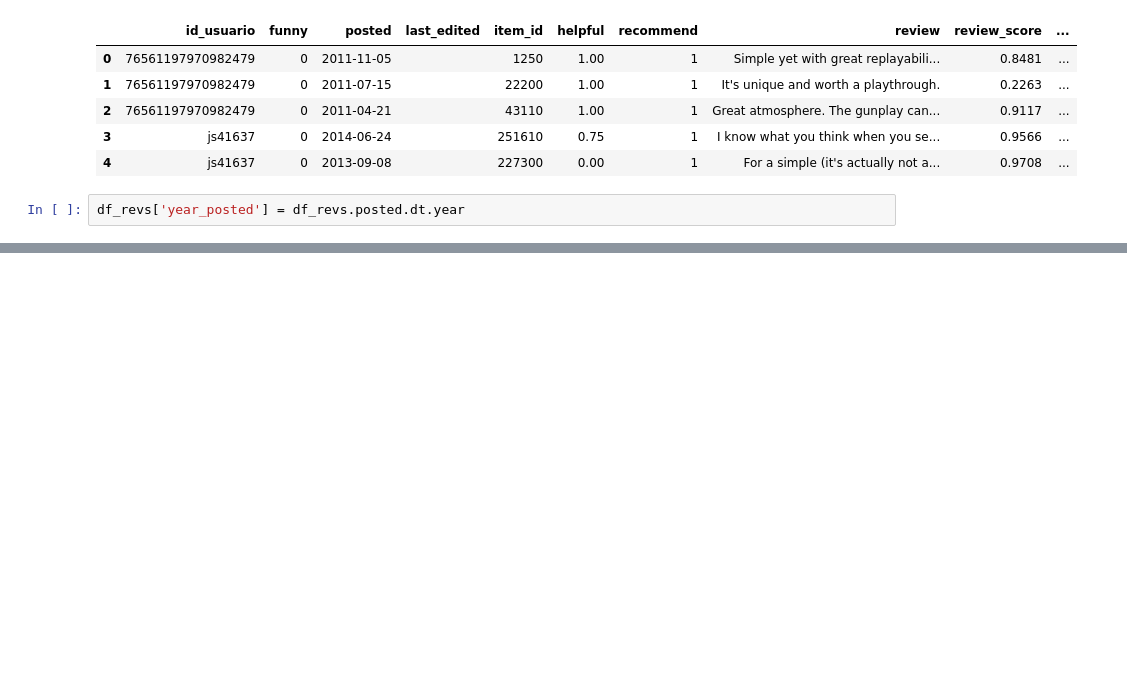
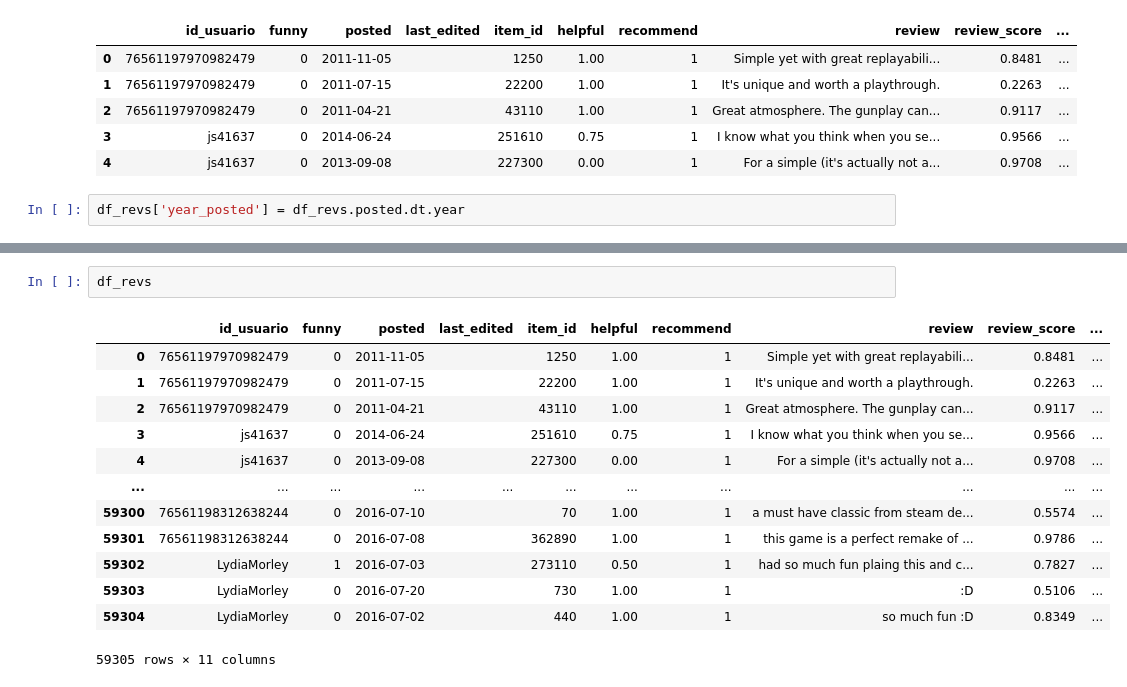
Before and after one commit to javierbengolea/PI_ML_OPS, a Jupyter notebook: main.ipynb, the cells around one changed output, grey strips where cells are left out. Saved outputs shown, nothing was run; the diff lists cells and outputs as text; blank space fills up the shorter version.

```diff
--- a/main.ipynb
+++ b/main.ipynb
@@ -1343,0 +1315,16 @@ df_revs.query("item_id == '306630'").groupby(['item_id', 'year_posted']).sum(['r
+# %%
+df_revs
+# %% [output]
+|  | id_usuario | funny | posted | last_edited | item_id | helpful | recommend | review | review_score | ... |
+| 0 | 76561197970982479 | 0 | 2011-11-05 |  | 1250 | 1.00 | 1 | Simple yet with great replayabili... | 0.8481 | ... |
+| 1 | 76561197970982479 | 0 | 2011-07-15 |  | 22200 | 1.00 | 1 | It's unique and worth a playthrough. | 0.2263 | ... |
+| 2 | 76561197970982479 | 0 | 2011-04-21 |  | 43110 | 1.00 | 1 | Great atmosphere. The gunplay can... | 0.9117 | ... |
+| 3 | js41637 | 0 | 2014-06-24 |  | 251610 | 0.75 | 1 | I know what you think when you se... | 0.9566 | ... |
+| 4 | js41637 | 0 | 2013-09-08 |  | 227300 | 0.00 | 1 | For a simple (it's actually not a... | 0.9708 | ... |
+| ... | ... | ... | ... | ... | ... | ... | ... | ... | ... | ... |
+| 59300 | 76561198312638244 | 0 | 2016-07-10 |  | 70 | 1.00 | 1 | a must have classic from steam de... | 0.5574 | ... |
+| 59301 | 76561198312638244 | 0 | 2016-07-08 |  | 362890 | 1.00 | 1 | this game is a perfect remake of ... | 0.9786 | ... |
+| 59302 | LydiaMorley | 1 | 2016-07-03 |  | 273110 | 0.50 | 1 | had so much fun plaing this and c... | 0.7827 | ... |
+| 59303 | LydiaMorley | 0 | 2016-07-20 |  | 730 | 1.00 | 1 | :D | 0.5106 | ... |
+| 59304 | LydiaMorley | 0 | 2016-07-02 |  | 440 | 1.00 | 1 | so much fun :D | 0.8349 | ... |
+59305 rows × 11 columns
```
Also changed, not shown: parts of 22 cells of this notebook, 2 other files.
